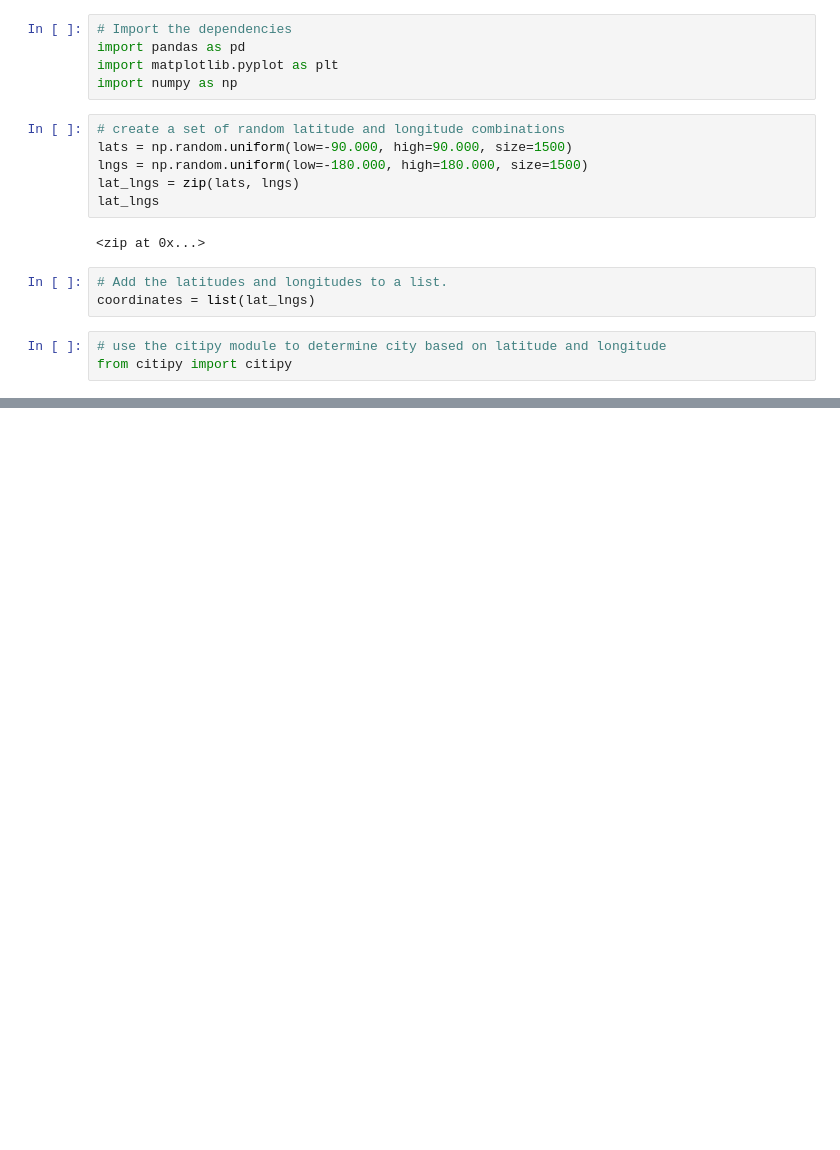
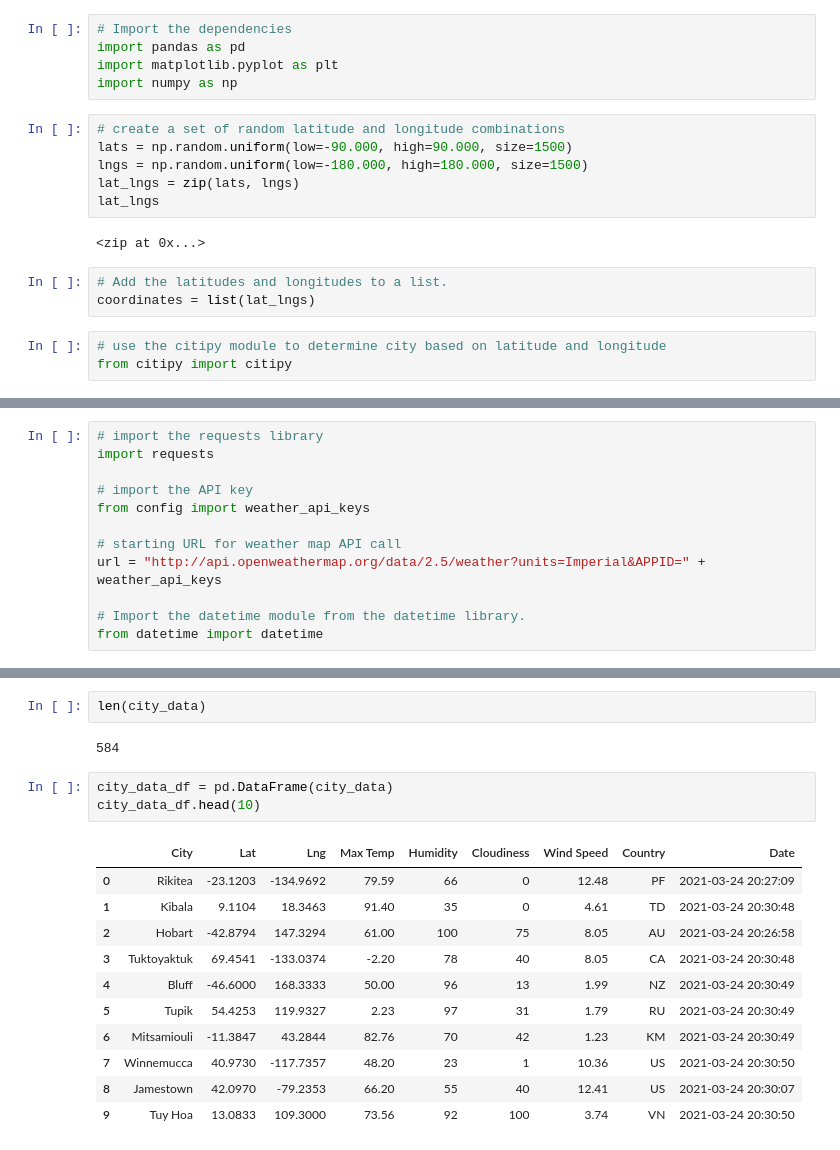
Before and after one commit to PaigeSpiller/World_Weather_Analysis, a Jupyter notebook: WeatherPy.ipynb, the cells around one changed output, grey strips where cells are left out. Drawn from its saved outputs; the diff is of its cells as text; blank space fills up the shorter version.

Commit message:
updating files for weather analysis

```diff
--- a/WeatherPy.ipynb
+++ b/WeatherPy.ipynb
@@ -33,0 +36,12 @@ len(cities)
+# %%
+# import the requests library
+import requests
+
+# import the API key
+from config import weather_api_keys
+
+# starting URL for weather map API call
+url = "http://api.openweathermap.org/data/2.5/weather?units=Imperial&APPID=" + weather_api_keys
+
+# Import the datetime module from the datetime library.
+from datetime import datetime
@@ -33,0 +126,19 @@ len(cities)
+# %%
+len(city_data)
+# %% [output]
+584
+# %%
+city_data_df = pd.DataFrame(city_data)
+city_data_df.head(10)
+# %% [output]
+|  | City | Lat | Lng | Max Temp | Humidity | Cloudiness | Wind Speed | Country | Date |
+| 0 | Rikitea | -23.1203 | -134.9692 | 79.59 | 66 | 0 | 12.48 | PF | 2021-03-24 20:27:09 |
+| 1 | Kibala | 9.1104 | 18.3463 | 91.40 | 35 | 0 | 4.61 | TD | 2021-03-24 20:30:48 |
+| 2 | Hobart | -42.8794 | 147.3294 | 61.00 | 100 | 75 | 8.05 | AU | 2021-03-24 20:26:58 |
+| 3 | Tuktoyaktuk | 69.4541 | -133.0374 | -2.20 | 78 | 40 | 8.05 | CA | 2021-03-24 20:30:48 |
+| 4 | Bluff | -46.6000 | 168.3333 | 50.00 | 96 | 13 | 1.99 | NZ | 2021-03-24 20:30:49 |
+| 5 | Tupik | 54.4253 | 119.9327 | 2.23 | 97 | 31 | 1.79 | RU | 2021-03-24 20:30:49 |
+| 6 | Mitsamiouli | -11.3847 | 43.2844 | 82.76 | 70 | 42 | 1.23 | KM | 2021-03-24 20:30:49 |
+| 7 | Winnemucca | 40.9730 | -117.7357 | 48.20 | 23 | 1 | 10.36 | US | 2021-03-24 20:30:50 |
+| 8 | Jamestown | 42.0970 | -79.2353 | 66.20 | 55 | 40 | 12.41 | US | 2021-03-24 20:30:07 |
+| 9 | Tuy Hoa | 13.0833 | 109.3000 | 73.56 | 92 | 100 | 3.74 | VN | 2021-03-24 20:30:50 |
```
Also changed, not shown: parts of 5 cells of this notebook, 3 other files.
